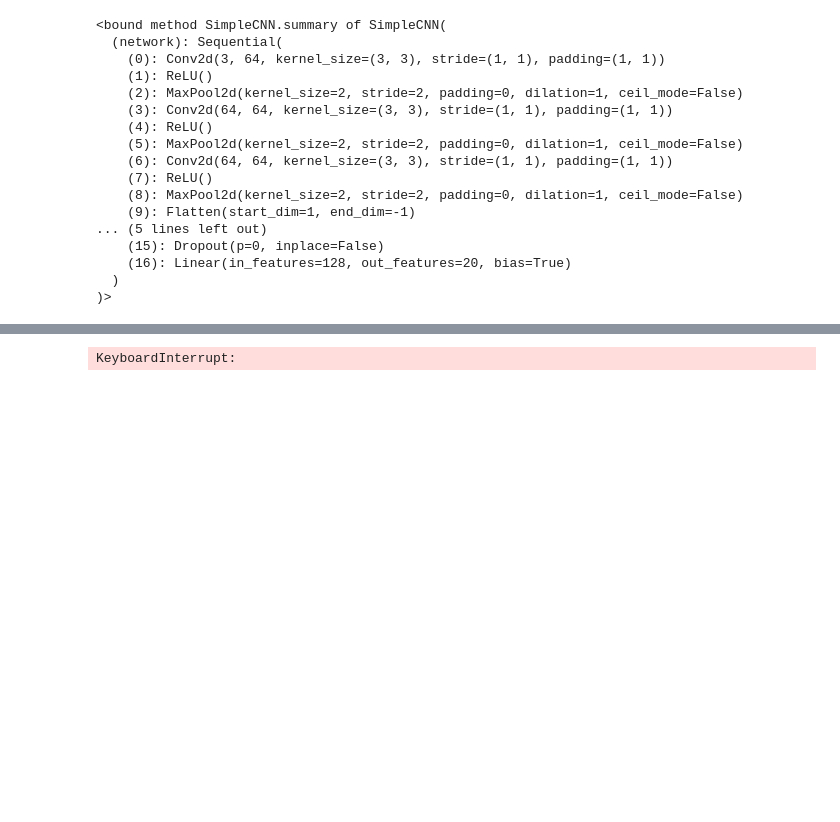
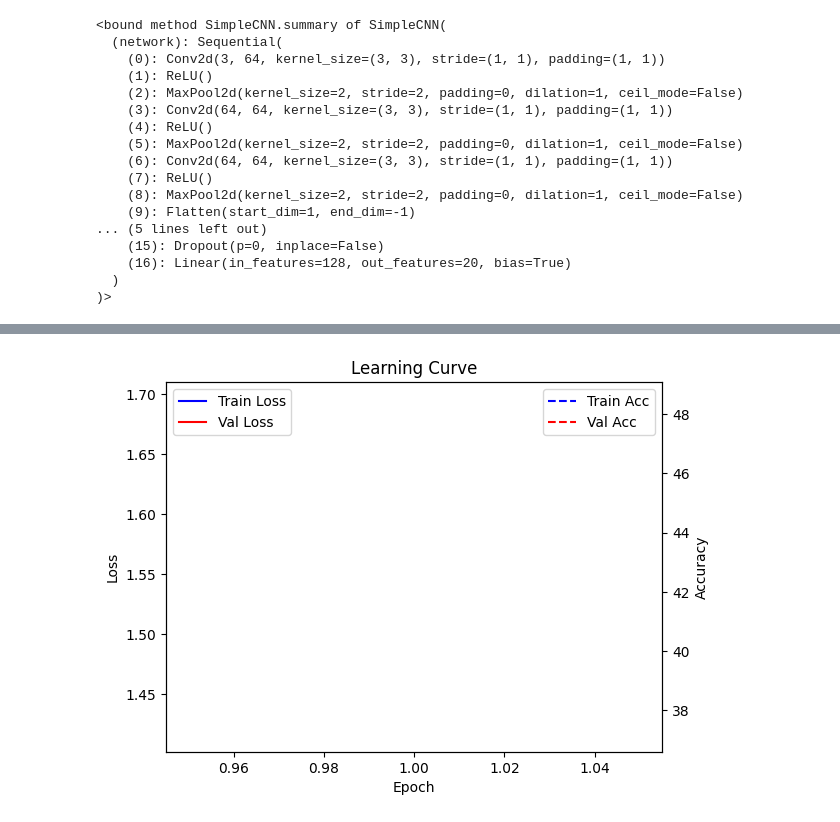
Before and after one commit to Kruimel/portfolio-DLDEPL01_2025, a Jupyter notebook: 4-hypertuning-ray/hypertune_cifar.ipynb, the cells around one changed output, grey strips where cells are left out. Cells and saved outputs as stored; diff of their text form; code cells hidden in the pictures; blank space fills up the shorter version.

```diff
--- a/4-hypertuning-ray/hypertune_cifar.ipynb
+++ b/4-hypertuning-ray/hypertune_cifar.ipynb
@@ -1112,6 +1075,8 @@ import torch
 best_config = analysis.get_best_config(metric="val_loss", mode="min")
 
 logger.info(f"Best config: {best_config}")
+best_config['epochs'] = 1 ## speedup process, remove when training
+
 
 # Instantiate the model with the best hyperparameters
 best_model = SimpleCNN(
@@ -1146,2 +1112,2 @@ best_model.plot_learning_curve()
-KeyboardInterrupt:
+[figure, added]
 # %%
```
Also changed, not shown: parts of 14 cells of this notebook, 9 other files.
